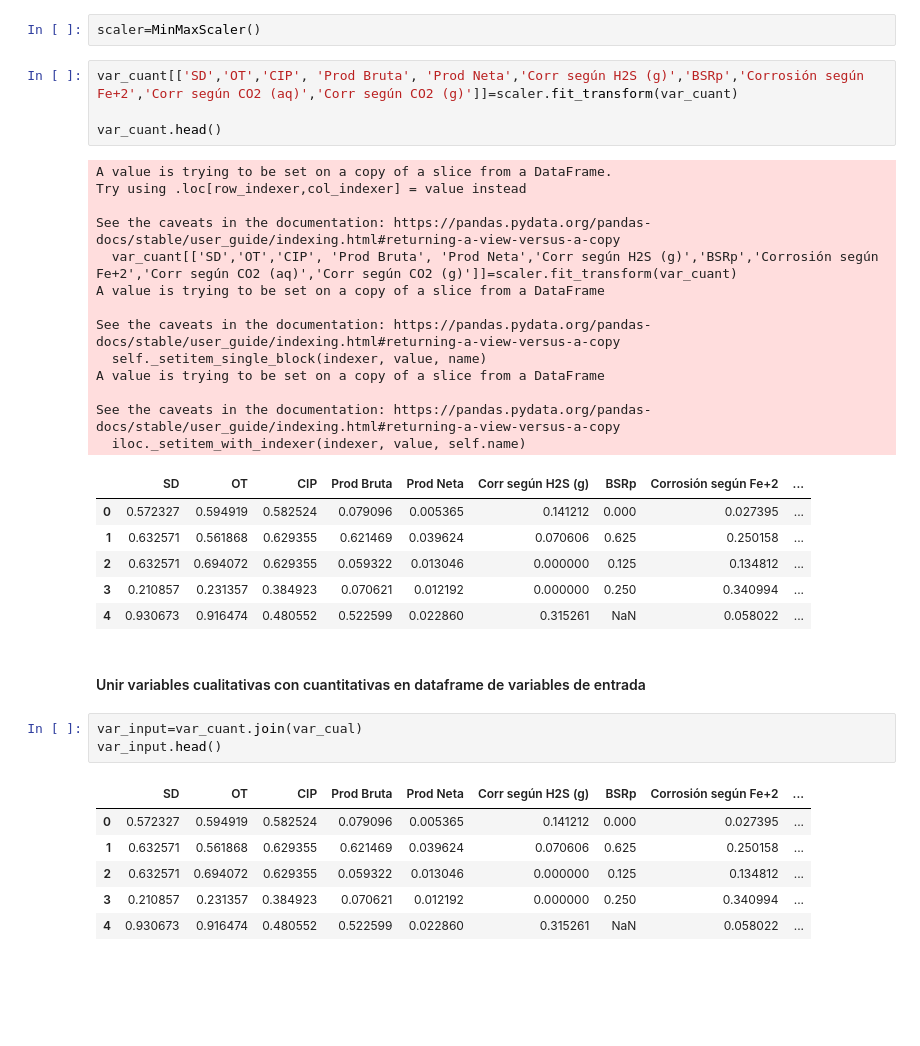
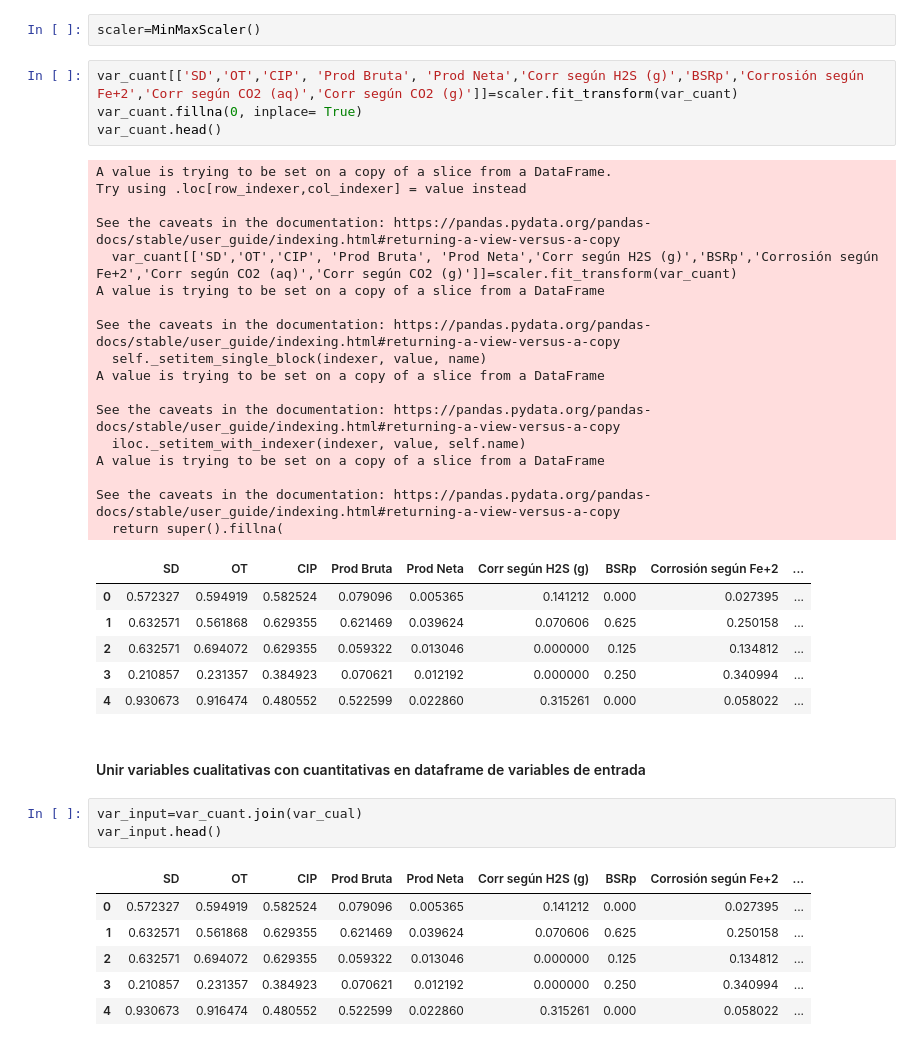
Before and after one commit to GFernandez94/ML-Tratamiento-Quimico-Pozos-Integridad-Corrosion, a Jupyter notebook: Predicción de TQ I&C pozos.ipynb, the cells around one changed output. Saved outputs shown, nothing was run; the diff lists cells and outputs as text; blank space fills up the shorter version.

```diff
--- a/Predicción de TQ I&C pozos.ipynb
+++ b/Predicción de TQ I&C pozos.ipynb
@@ -110,28 +111,32 @@ sns.displot(df['SD'], kind='hist', kde=True, bins=int(6/0.5), color = 'green')
 scaler=MinMaxScaler()
 # %%
 var_cuant[['SD','OT','CIP', 'Prod Bruta', 'Prod Neta','Corr según H2S (g)','BSRp','Corrosión según Fe+2','Corr según CO2 (aq)','Corr según CO2 (g)']]=scaler.fit_transform(var_cuant)
-
+var_cuant.fillna(0, inplace= True)
 var_cuant.head()
 # %% [output]
 A value is trying to be set on a copy of a slice from a DataFrame.
 Try using .loc[row_indexer,col_indexer] = value instead
 
 See the caveats in the documentation: https://pandas.pydata.org/pandas-docs/stable/user_guide/indexing.html#returning-a-view-versus-a-copy
   var_cuant[['SD','OT','CIP', 'Prod Bruta', 'Prod Neta','Corr según H2S (g)','BSRp','Corrosión según Fe+2','Corr según CO2 (aq)','Corr según CO2 (g)']]=scaler.fit_transform(var_cuant)
 A value is trying to be set on a copy of a slice from a DataFrame
 
 See the caveats in the documentation: https://pandas.pydata.org/pandas-docs/stable/user_guide/indexing.html#returning-a-view-versus-a-copy
   self._setitem_single_block(indexer, value, name)
 A value is trying to be set on a copy of a slice from a DataFrame
 
 See the caveats in the documentation: https://pandas.pydata.org/pandas-docs/stable/user_guide/indexing.html#returning-a-view-versus-a-copy
   iloc._setitem_with_indexer(indexer, value, self.name)
+A value is trying to be set on a copy of a slice from a DataFrame
+
+See the caveats in the documentation: https://pandas.pydata.org/pandas-docs/stable/user_guide/indexing.html#returning-a-view-versus-a-copy
+  return super().fillna(
 |  | SD | OT | CIP | Prod Bruta | Prod Neta | Corr según H2S (g) | BSRp | Corrosión según Fe+2 | ... |
 | 0 | 0.572327 | 0.594919 | 0.582524 | 0.079096 | 0.005365 | 0.141212 | 0.000 | 0.027395 | ... |
 | 1 | 0.632571 | 0.561868 | 0.629355 | 0.621469 | 0.039624 | 0.070606 | 0.625 | 0.250158 | ... |
 | 2 | 0.632571 | 0.694072 | 0.629355 | 0.059322 | 0.013046 | 0.000000 | 0.125 | 0.134812 | ... |
 | 3 | 0.210857 | 0.231357 | 0.384923 | 0.070621 | 0.012192 | 0.000000 | 0.250 | 0.340994 | ... |
-| 4 | 0.930673 | 0.916474 | 0.480552 | 0.522599 | 0.022860 | 0.315261 | NaN | 0.058022 | ... |
+| 4 | 0.930673 | 0.916474 | 0.480552 | 0.522599 | 0.022860 | 0.315261 | 0.000 | 0.058022 | ... |
 # %% [markdown]
 #### Unir variables cualitativas con cuantitativas en dataframe de variables de entrada
 # %%
@@ -143,4 +148,4 @@ var_input.head()
 | 1 | 0.632571 | 0.561868 | 0.629355 | 0.621469 | 0.039624 | 0.070606 | 0.625 | 0.250158 | ... |
 | 2 | 0.632571 | 0.694072 | 0.629355 | 0.059322 | 0.013046 | 0.000000 | 0.125 | 0.134812 | ... |
 | 3 | 0.210857 | 0.231357 | 0.384923 | 0.070621 | 0.012192 | 0.000000 | 0.250 | 0.340994 | ... |
-| 4 | 0.930673 | 0.916474 | 0.480552 | 0.522599 | 0.022860 | 0.315261 | NaN | 0.058022 | ... |
+| 4 | 0.930673 | 0.916474 | 0.480552 | 0.522599 | 0.022860 | 0.315261 | 0.000 | 0.058022 | ... |
```
Also changed, not shown: parts of 6 cells of this notebook.
